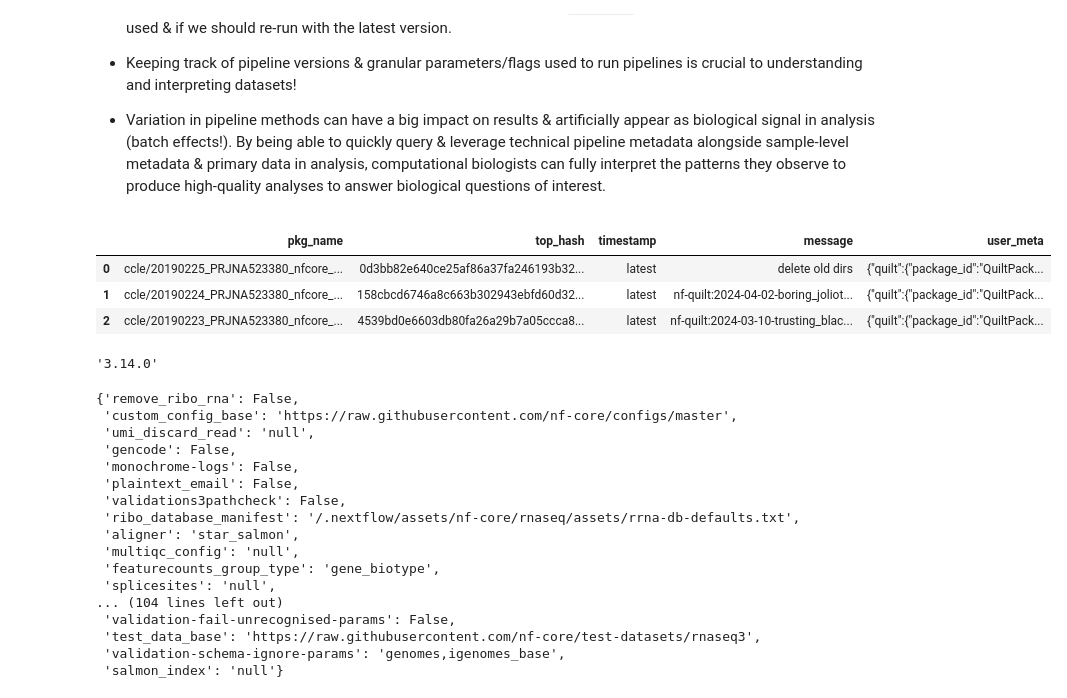
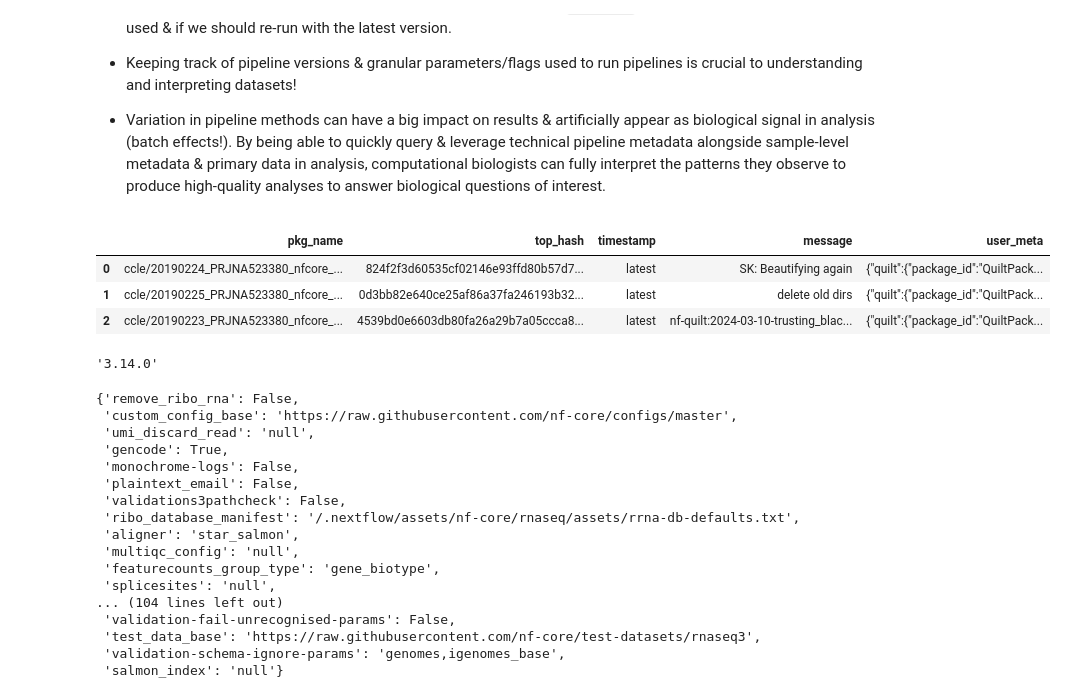
Before and after one commit to quiltdata/quilt-package-metadata-athena, a Jupyter notebook: 05_query_athena_data_and_perform_analysis.ipynb, the cells around one changed output. Cells and saved outputs as stored; diff of their text form; code cells hidden in the pictures.

```diff
--- a/05_query_athena_data_and_perform_analysis.ipynb
+++ b/05_query_athena_data_and_perform_analysis.ipynb
@@ -18,8 +19,8 @@ import seaborn as sns
 # 1. Connect to Athena
 # %%
 # user to fill in AWS credentials (or auth in preferred method)
-aws_access_key_id = "USER_ACCESS KEY"
-aws_secret_access_key = "USER SECRET ACCESS KEY"
+aws_access_key_id = "Access_Key"
+aws_secret_access_key = "Secret_Access_Key"
 region_name = "us-east-1"
 bucket_name = "s3://quilt-example-bucket/ccle"
 # %%
@@ -137,28 +138,28 @@ liver_cell_lines
 # %%
 query_3 = """
 SELECT
     *
 FROM
     "userathenadatabase-2htmlbiqyvry"."quilt-example-bucket_packages-view"
 WHERE
     substr(pkg_name, -13) = 'nfcore_rnaseq'
     AND timestamp = 'latest';
 """
 
 # Execute the query
 cursor = conn.cursor()
-cursor.execute(query)
+cursor.execute(query_3)
 
 # Fetch the results
 results = cursor.fetchall()
 
 # Read into pandas df
 pipeline_metadata = pd.read_sql(query_3, conn)
 pipeline_metadata.head()
 # %% [output]
 |  | pkg_name | top_hash | timestamp | message | user_meta |
-| 0 | ccle/20190225_PRJNA523380_nfcore_... | 0d3bb82e640ce25af86a37fa246193b32... | latest | delete old dirs | {"quilt":{"package_id":"QuiltPack... |
-| 1 | ccle/20190224_PRJNA523380_nfcore_... | 158cbcd6746a8c663b302943ebfd60d32... | latest | nf-quilt:2024-04-02-boring_joliot... | {"quilt":{"package_id":"QuiltPack... |
+| 0 | ccle/20190224_PRJNA523380_nfcore_... | 824f2f3d60535cf02146e93ffd80b57d7... | latest | SK: Beautifying again | {"quilt":{"package_id":"QuiltPack... |
+| 1 | ccle/20190225_PRJNA523380_nfcore_... | 0d3bb82e640ce25af86a37fa246193b32... | latest | delete old dirs | {"quilt":{"package_id":"QuiltPack... |
 | 2 | ccle/20190223_PRJNA523380_nfcore_... | 4539bd0e6603db80fa26a29b7a05ccca8... | latest | nf-quilt:2024-03-10-trusting_blac... | {"quilt":{"package_id":"QuiltPack... |
 # %%
 # parse metadata to find pipeline version
@@ -168,12 +169,12 @@ json.loads(pkg_metadata["user_meta"][0])["workflow"]["manifest"]["values"][0]["v
 # %%
 # lots of other useful metadata appended by nf-quilt as well
 # including all pipeline params
-json.loads(pkg_metadata["user_meta"][0])["params"]
+json.loads(pipeline_metadata["user_meta"][0])["params"]
 # %% [output]
 {'remove_ribo_rna': False,
  'custom_config_base': 'https://raw.githubusercontent.com/nf-core/configs/master',
  'umi_discard_read': 'null',
- 'gencode': False,
+ 'gencode': True,
  'monochrome-logs': False,
  'plaintext_email': False,
  'validations3pathcheck': False,
```
Also changed, not shown: parts of 4 cells of this notebook.
